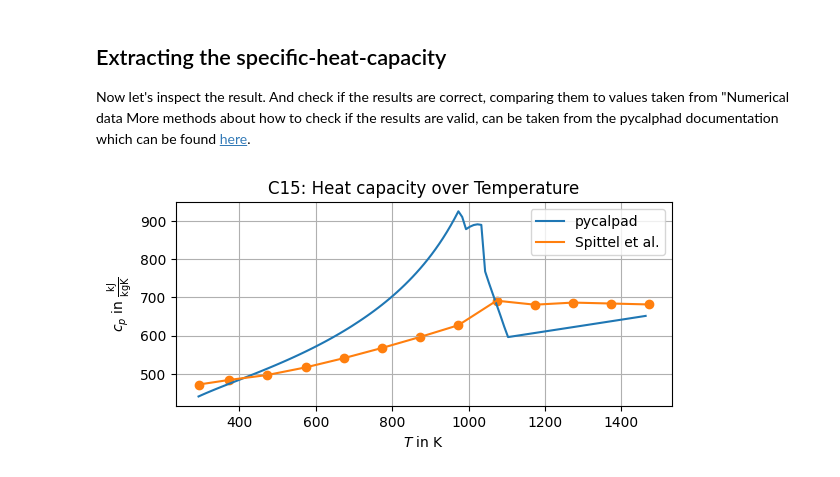
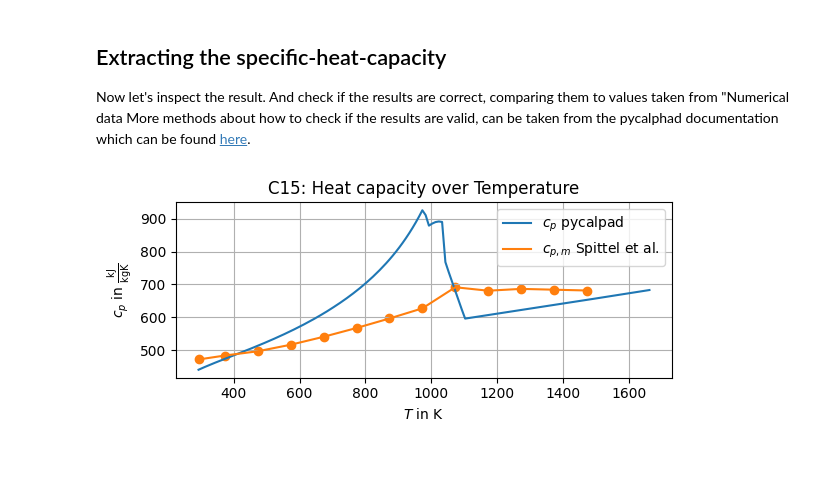
Before and after one commit to pyroll-project/pyroll-examples, a Jupyter notebook: Heat_Capacity_from_pycalphad.ipynb, the cells around one changed output. Cells and saved outputs as stored; diff of their text form; code cells hidden in the pictures.

```diff
--- a/Heat_Capacity_from_pycalphad.ipynb
+++ b/Heat_Capacity_from_pycalphad.ipynb
@@ -100,7 +100,7 @@ mole_mass = sum(profile.chemical_composition[element] * molar_masses_grams_per_m
 Now we have to calculate a stepped equilibrium using the `pycalphad` package. This equilibrium gives us information about the phase compositions of the alloy at various temperatures between a start and a stop temperature. Further information we have to provide to run the calculations is the atmospheric pressure as well as the number of moles we want to consider. Also, we need information about the expected phases. This information can be gained from literature or a phase diagram. In this case we expect the liquid phase (LIQUID), cementite (CEMENTITE), austenite (FCC_A1) as well as ferrite (BCC_A2) regarding the temperature. At last the composition (chemical elements) of the alloy.
 # %%
 start_temperature_kelvin = 20 + 273.15
-end_temperature_kelvin = 1200 + 273.15
+end_temperature_kelvin = 1400 + 273.15
 number_of_moles = 1
 atmospheric_pressure = 101325
 
@@ -120,7 +120,7 @@ conditions = {
 phases = ['LIQUID', 'FCC_A1', 'BCC_A2', 'CEMENTITE']
 composition = ['FE', 'C', 'CU', 'SI', 'MN', 'CR', 'NI', 'P', 'S', 'VA']
 eq = equilibrium(database, composition, phases, conditions, output=['heat_capacity'])
-specific_heat_capacity = np.squeeze(eq['heat_capacity'].values) / mole_mass
+specific_heat_capacity = (np.squeeze(eq['heat_capacity'].values) / mole_mass) * 1000
 temperature = eq['T'].values
 # %% [markdown]
 ## Extracting the specific-heat-capacity
@@ -129,21 +129,21 @@ More methods about how to check if the results are valid, can be taken from the
 # %%
 fig: plt.Figure = plt.figure()
 ax: plt.Axes = fig.add_subplot()
 
-specific_heat_capacity_spittel = np.array(
+mean_specific_heat_capacity_spittel = np.array(
     [472.11, 484.14, 497.07, 516.92, 541.07, 567.8, 596.65, 627.42, 691.57, 681.08, 686.60, 684.14, 681.68])
 temperatures_spittel = np.array([20, 100, 200, 300, 400, 500, 600, 700, 800, 900, 1000, 1100, 1200]) + 273.15
 
 ax.set_title('C15: Heat capacity over Temperature')
 ax.set_xlabel(r"$T$ in $\mathrm{K}$")
 ax.set_ylabel(r"$c_{p}$ in $\mathrm{\frac{kJ}{kg K}}$")
 ax.grid(True)
 ax.set_aspect("equal")
-ax.plot(temperature, specific_heat_capacity * 1000, label='pycalpad')
-ax.plot(temperatures_spittel, specific_heat_capacity_spittel, label='Spittel et al.')
-ax.scatter(temperatures_spittel, specific_heat_capacity_spittel, c='C1')
+ax.plot(temperature, specific_heat_capacity, label=r'$c_{p}$ pycalpad')
+ax.plot(temperatures_spittel, mean_specific_heat_capacity_spittel, label=r'$c_{p,m}$ Spittel et al.')
+ax.scatter(temperatures_spittel, mean_specific_heat_capacity_spittel, c='C1')
 ax.legend()
 plt.show()
 # %% [output]
-[figure, old version]
+[figure, new version]
 # %% [markdown]
```
Also changed, not shown: parts of 3 cells of this notebook.
